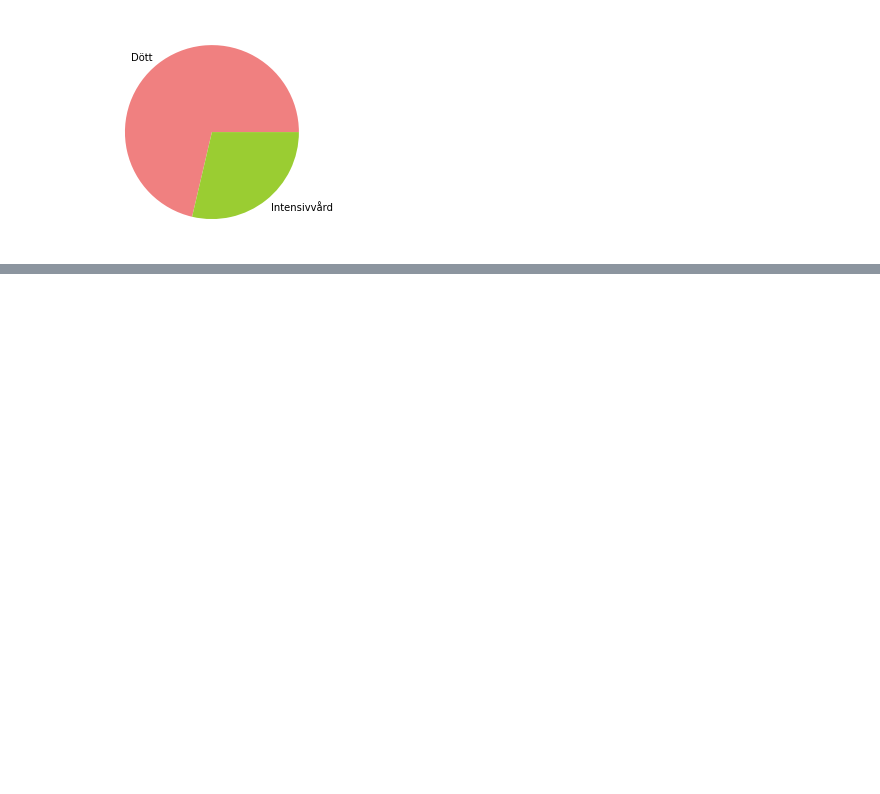
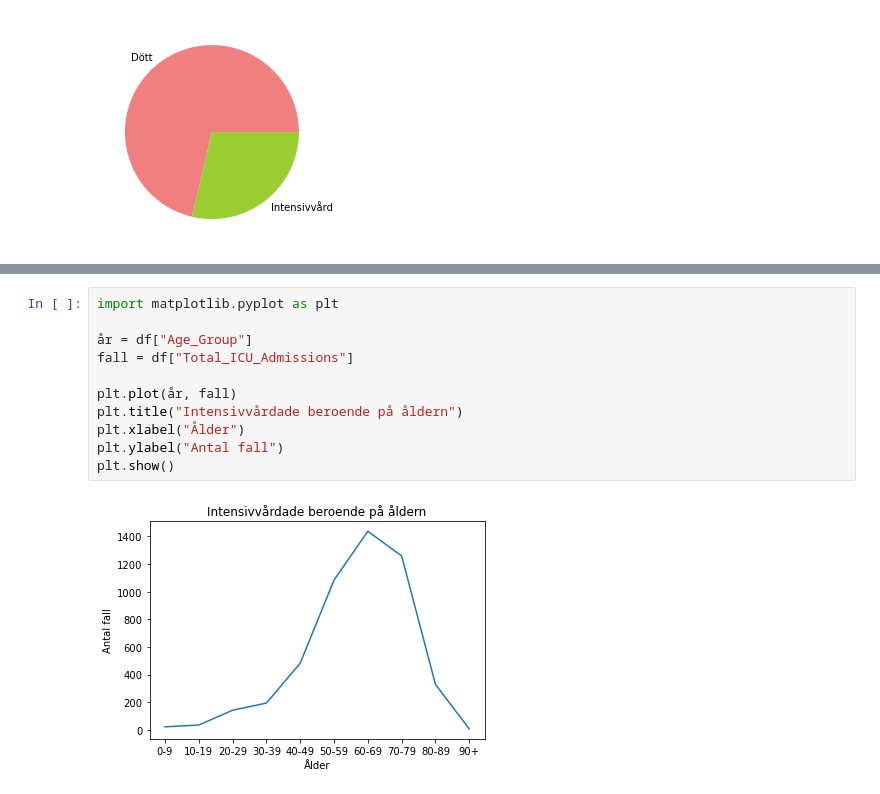
Before and after one commit to Mariam656/Mariam-Zeitouni-TE19C, a Jupyter notebook: Programering 1/project/project-kladd.ipynb, the cells around one changed output, grey strips where cells are left out. Saved outputs shown, nothing was run; the diff lists cells and outputs as text; blank space fills up the shorter version.

```diff
--- a/Programering 1/project/project-kladd.ipynb
+++ b/Programering 1/project/project-kladd.ipynb
@@ -66,0 +105,13 @@ plt.show()
+# %%
+import matplotlib.pyplot as plt
+
+år = df["Age_Group"]
+fall = df["Total_ICU_Admissions"]
+
+plt.plot(år, fall)
+plt.title("Intensivvårdade beroende på åldern")
+plt.xlabel("Ålder")
+plt.ylabel("Antal fall")
+plt.show()
+# %% [output]
+[figure, added]
```
Also changed, not shown: parts of 3 cells of this notebook, 4 other files.
